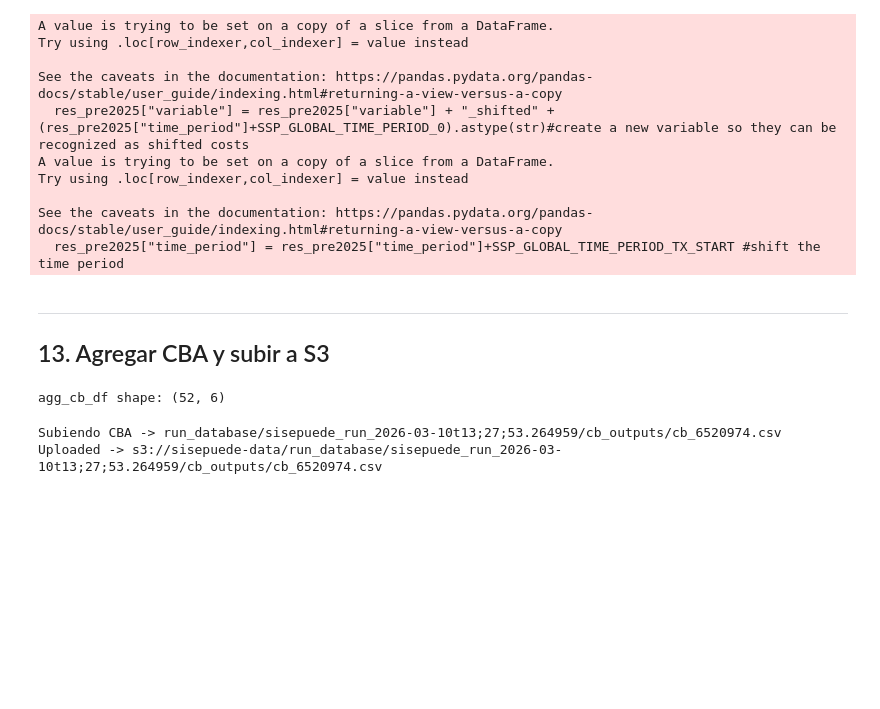
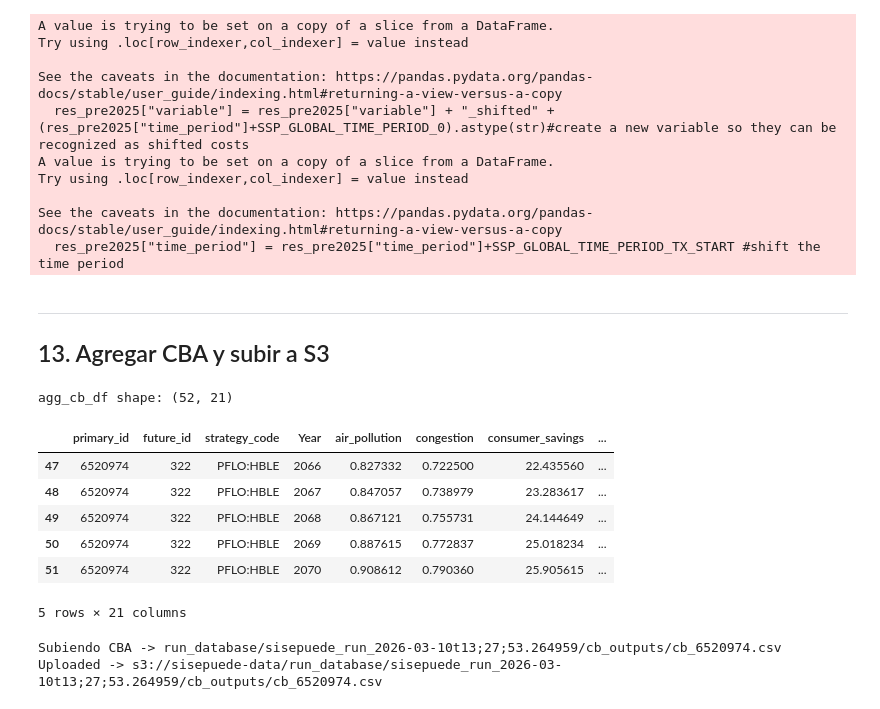
Before and after one commit to sisepuede-framework/ssp_uganda_data, a Jupyter notebook: ssp_modeling/100k_runs_postprocessing/test.ipynb, the cells around one changed output. Cells and saved outputs as stored; diff of their text form; code cells hidden in the pictures; blank space fills up the shorter version.

```diff
--- a/ssp_modeling/100k_runs_postprocessing/test.ipynb
+++ b/ssp_modeling/100k_runs_postprocessing/test.ipynb
@@ -824,11 +824,7 @@ def postprocess_cba(cb_raw_df: pd.DataFrame) -> pd.DataFrame:
         .reset_index()
     )
     agg_cb_df.columns.name = None
-    cols = ["primary_id", "future_id", "strategy_code", "Year"]
-    for c in ["air_pollution", "technical_cost"]:
-        if c in agg_cb_df.columns:
-            cols.append(c)
-    return agg_cb_df[cols]
+    return agg_cb_df
 
 try:
     agg_cb_df = postprocess_cba(results_all_pp_shifted)
@@ -838,7 +834,17 @@ except Exception as e:
     print(f"ERROR en postprocess_cba: {e}")
     traceback.print_exc()
 # %% [output]
-agg_cb_df shape: (52, 6)
+agg_cb_df shape: (52, 21)
+# %%
+agg_cb_df.tail()
+# %% [output]
+|  | primary_id | future_id | strategy_code | Year | air_pollution | congestion | consumer_savings | ... |
+| 47 | 6520974 | 322 | PFLO:HBLE | 2066 | 0.827332 | 0.722500 | 22.435560 | ... |
+| 48 | 6520974 | 322 | PFLO:HBLE | 2067 | 0.847057 | 0.738979 | 23.283617 | ... |
+| 49 | 6520974 | 322 | PFLO:HBLE | 2068 | 0.867121 | 0.755731 | 24.144649 | ... |
+| 50 | 6520974 | 322 | PFLO:HBLE | 2069 | 0.887615 | 0.772837 | 25.018234 | ... |
+| 51 | 6520974 | 322 | PFLO:HBLE | 2070 | 0.908612 | 0.790360 | 25.905615 | ... |
+5 rows × 21 columns
 # %%
 if agg_cb_df is not None and not agg_cb_df.empty:
     s3_key_cb = f"{S3_CB_PREFIX}cb_{TEST_PRIMARY_ID}.csv"
```
Also changed, not shown: parts of 1 cell of this notebook, 6 other files.
